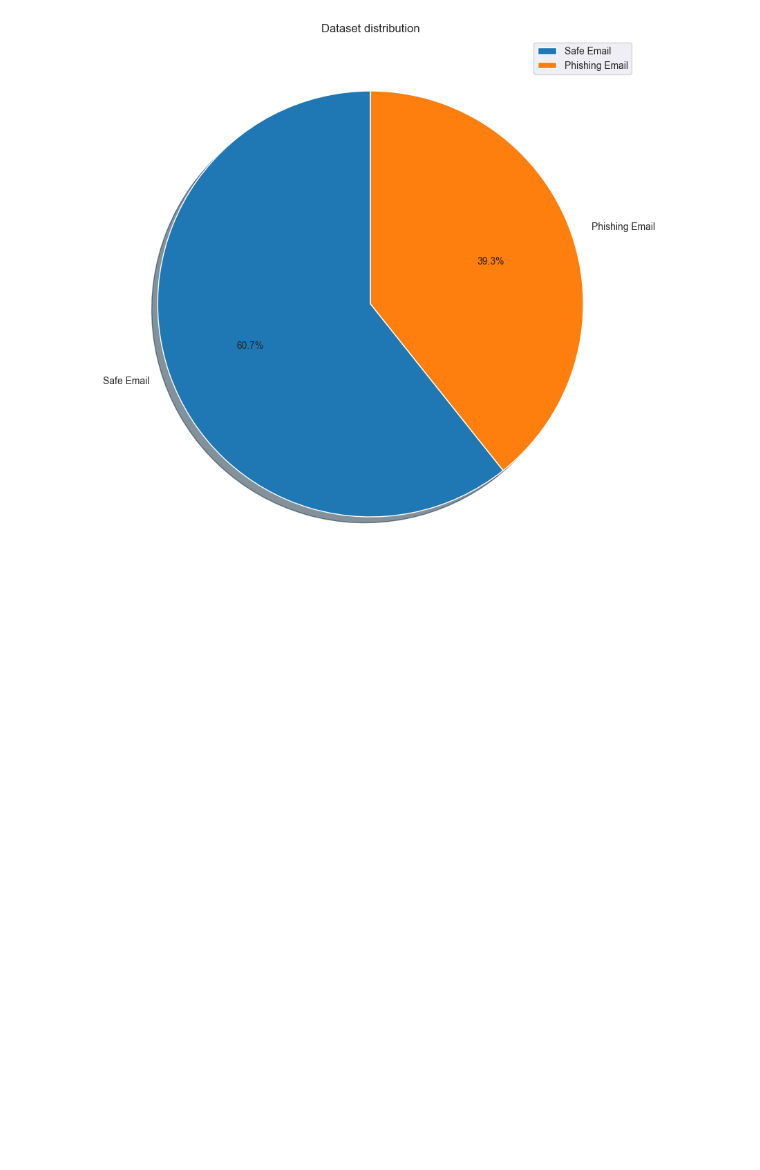
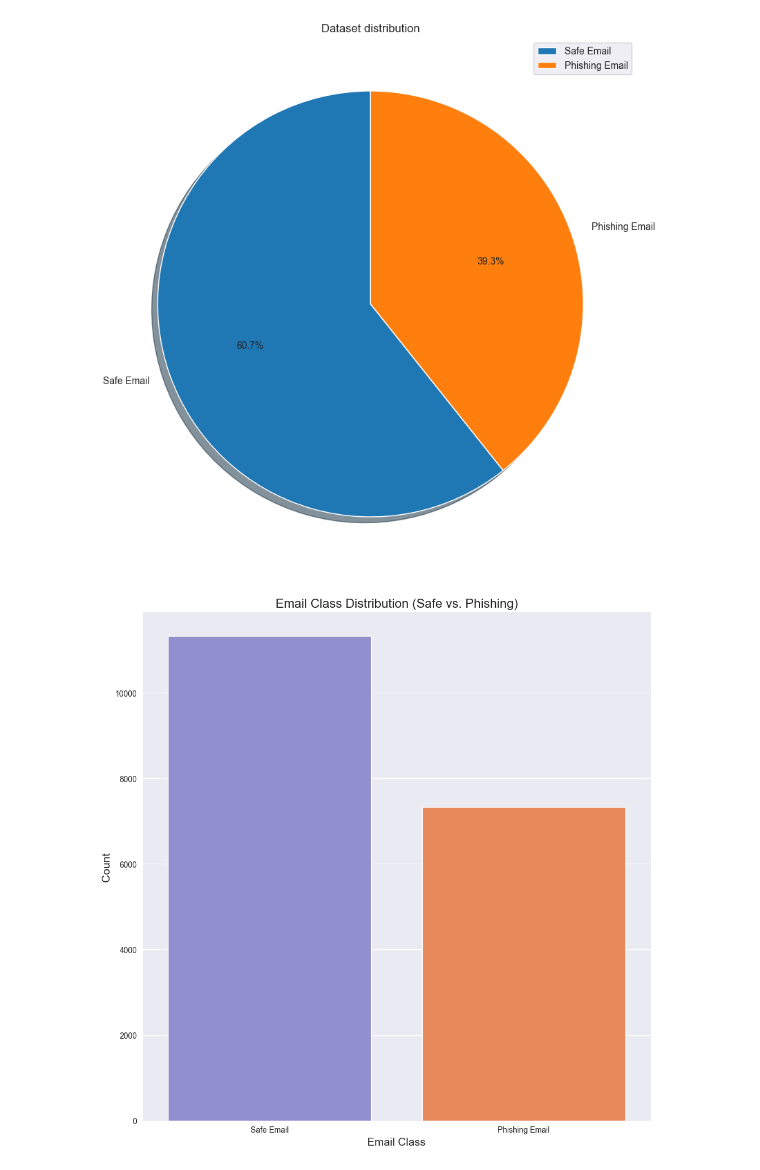
Before and after one commit to moanv2/phishing_repo_thesis, a Jupyter notebook: Data_exploration/data_exploration.ipynb, the cells around one changed output. Cells and saved outputs as stored; diff of their text form; code cells hidden in the pictures; blank space fills up the shorter version.

```diff
--- a/Data_exploration/data_exploration.ipynb
+++ b/Data_exploration/data_exploration.ipynb
@@ -80,3 +82,13 @@ Safe Email        11322
 Phishing Email     7328
 Name: Email Type, dtype: int64
 [figure]
+# %%
+# Bar chart
+plt.figure(figsize=(10, 10))
+sns.barplot(x=class_counts.index, y=class_counts.values, palette=['#8884d8', '#FF8042'])
+plt.title('Email Class Distribution (Safe vs. Phishing)', fontsize=16)
+plt.xlabel('Email Class', fontsize=14)
+plt.ylabel('Count', fontsize=14)
+plt.tight_layout()
+# %% [output]
+[figure, added]
```
Also changed, not shown: parts of 4 cells of this notebook.
